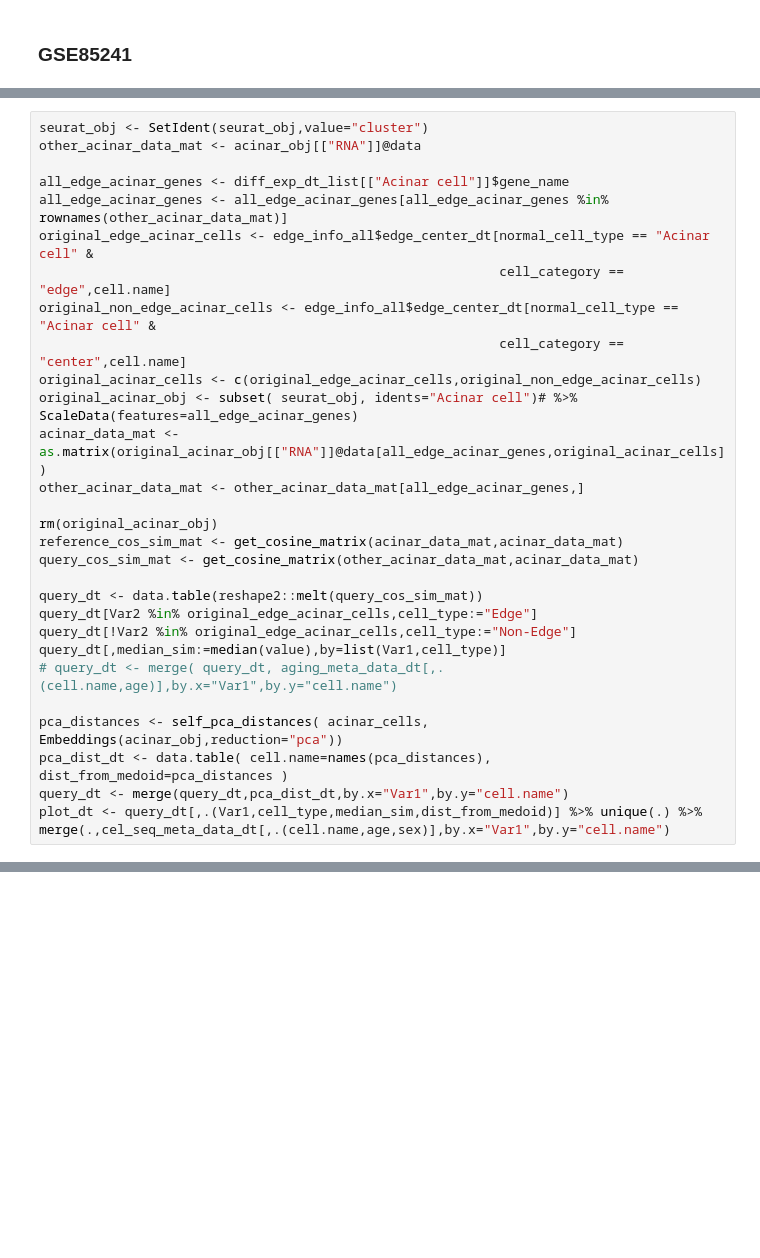
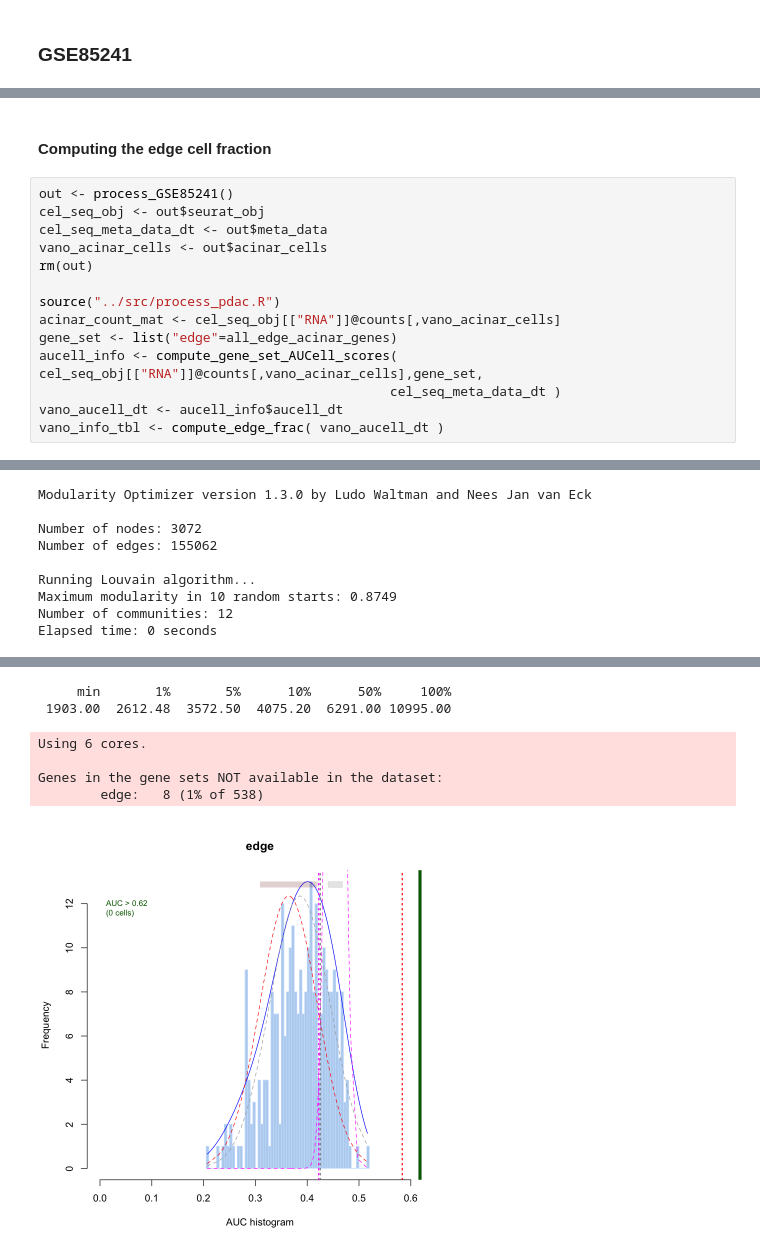
Before and after one commit to hannenhalli-lab/pdac_edge, a Jupyter notebook: publication/GenerateFigures.ipynb, the cells around one changed output, grey strips where cells are left out. Cells and saved outputs as stored; diff of their text form; blank space fills up the shorter version.

```diff
--- a/publication/GenerateFigures.ipynb
+++ b/publication/GenerateFigures.ipynb
@@ -1207,30 +1686,0 @@ acinar_obj <- FindVariableFeatures(acinar_obj,nfeatures = 1000) %>% RunPCA(.,dim
-# %%
-seurat_obj <- SetIdent(seurat_obj,value="cluster")
-other_acinar_data_mat <- acinar_obj[["RNA"]]@data
-
-all_edge_acinar_genes <- diff_exp_dt_list[["Acinar cell"]]$gene_name
-all_edge_acinar_genes <- all_edge_acinar_genes[all_edge_acinar_genes %in% rownames(other_acinar_data_mat)]
-original_edge_acinar_cells <- edge_info_all$edge_center_dt[normal_cell_type == "Acinar cell" &
-                                                           cell_category == "edge",cell.name]
-original_non_edge_acinar_cells <- edge_info_all$edge_center_dt[normal_cell_type == "Acinar cell" &
-                                                           cell_category == "center",cell.name]
-original_acinar_cells <- c(original_edge_acinar_cells,original_non_edge_acinar_cells)
-original_acinar_obj <- subset( seurat_obj, idents="Acinar cell")# %>% ScaleData(features=all_edge_acinar_genes)
-acinar_data_mat <- as.matrix(original_acinar_obj[["RNA"]]@data[all_edge_acinar_genes,original_acinar_cells])
-other_acinar_data_mat <- other_acinar_data_mat[all_edge_acinar_genes,]
-
-rm(original_acinar_obj)
-reference_cos_sim_mat <- get_cosine_matrix(acinar_data_mat,acinar_data_mat)
-query_cos_sim_mat <- get_cosine_matrix(other_acinar_data_mat,acinar_data_mat)
-
-query_dt <- data.table(reshape2::melt(query_cos_sim_mat))
-query_dt[Var2 %in% original_edge_acinar_cells,cell_type:="Edge"]
-query_dt[!Var2 %in% original_edge_acinar_cells,cell_type:="Non-Edge"]
-query_dt[,median_sim:=median(value),by=list(Var1,cell_type)]
-# query_dt <- merge( query_dt, aging_meta_data_dt[,.(cell.name,age)],by.x="Var1",by.y="cell.name")
-
-pca_distances <- self_pca_distances( acinar_cells, Embeddings(acinar_obj,reduction="pca"))
-pca_dist_dt <- data.table( cell.name=names(pca_distances), dist_from_medoid=pca_distances )
-query_dt <- merge(query_dt,pca_dist_dt,by.x="Var1",by.y="cell.name")
-plot_dt <- query_dt[,.(Var1,cell_type,median_sim,dist_from_medoid)] %>% unique(.) %>%
-merge(.,cel_seq_meta_data_dt[,.(cell.name,age,sex)],by.x="Var1",by.y="cell.name")
@@ -1261,0 +1687,17 @@ print(merged_dt)
+# %% [markdown]
+#### Computing the edge cell fraction
+# %%
+out <- process_GSE85241()
+cel_seq_obj <- out$seurat_obj
+cel_seq_meta_data_dt <- out$meta_data
+vano_acinar_cells <- out$acinar_cells
+rm(out)
+
+source("../src/process_pdac.R")
+acinar_count_mat <- cel_seq_obj[["RNA"]]@counts[,vano_acinar_cells]
+gene_set <- list("edge"=all_edge_acinar_genes)
+aucell_info <- compute_gene_set_AUCell_scores( cel_seq_obj[["RNA"]]@counts[,vano_acinar_cells],gene_set,
+                                             cel_seq_meta_data_dt )
+vano_aucell_dt <- aucell_info$aucell_dt
+vano_info_tbl <- compute_edge_frac( vano_aucell_dt )
+# %% [output]
@@ -1261,0 +1721,9 @@ print(merged_dt)
+Modularity Optimizer version 1.3.0 by Ludo Waltman and Nees Jan van Eck
+
+Number of nodes: 3072
+Number of edges: 155062
+
+Running Louvain algorithm...
+Maximum modularity in 10 random starts: 0.8749
+Number of communities: 12
+Elapsed time: 0 seconds
@@ -1261,0 +1747,7 @@ print(merged_dt)
+     min       1%       5%      10%      50%     100%
+ 1903.00  2612.48  3572.50  4075.20  6291.00 10995.00
+Using 6 cores.
+
+Genes in the gene sets NOT available in the dataset:
+        edge:   8 (1% of 538)
+[figure, added]
```
Also changed, not shown: parts of 177 cells of this notebook, 6 other files.
